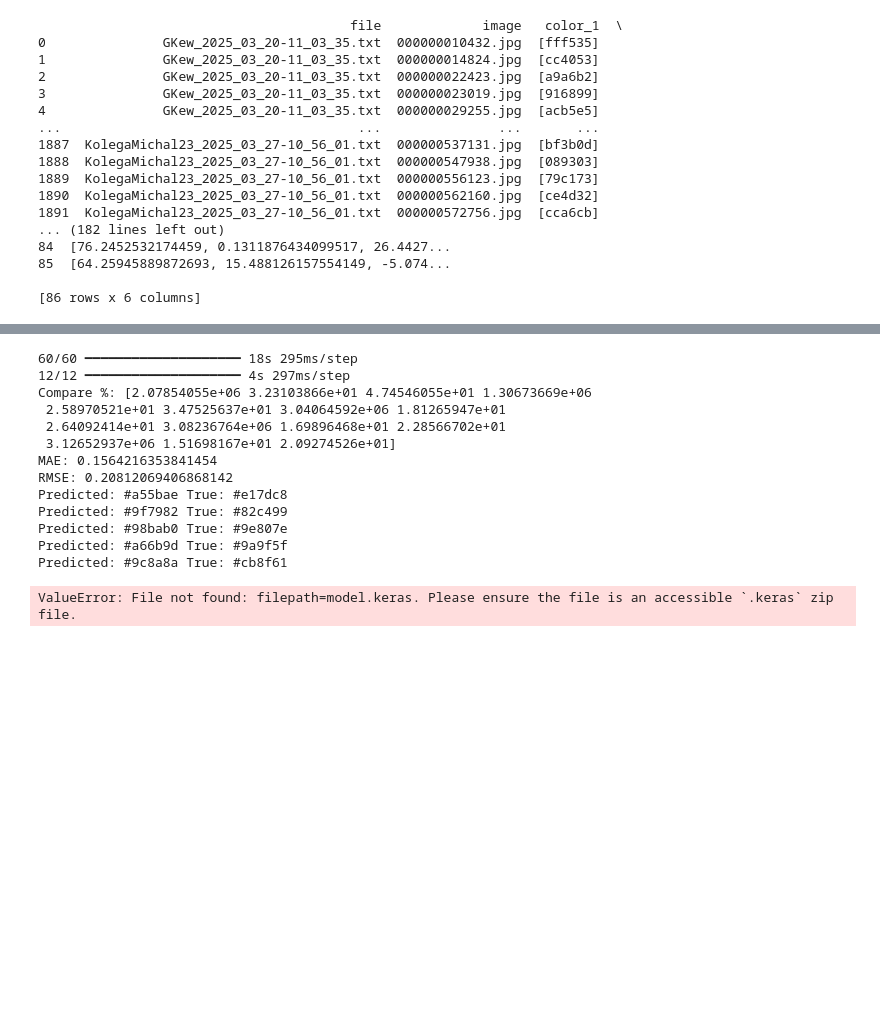
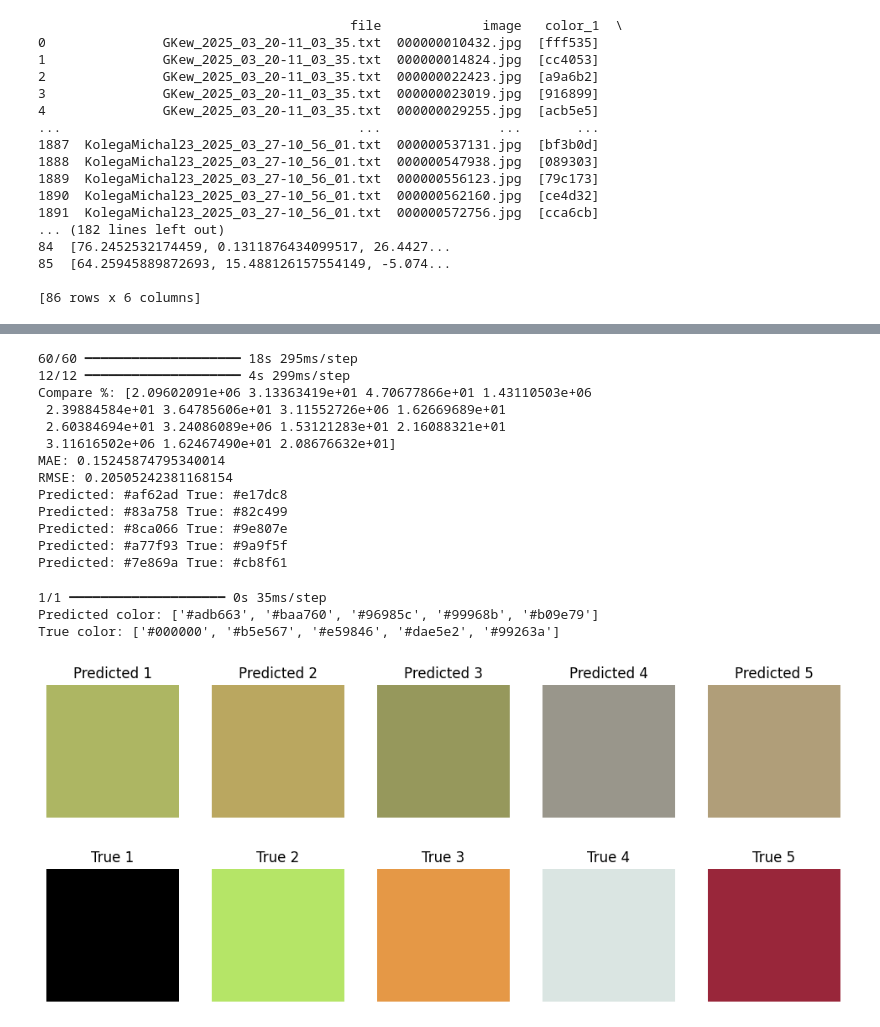
Before and after one commit to MateuszDrabik11/biai, a Jupyter notebook: training.ipynb, the cells around one changed output, grey strips where cells are left out. Drawn from its saved outputs; the diff is of its cells as text; code cells hidden in the pictures; blank space fills up the shorter version.

```diff
--- a/training.ipynb
+++ b/training.ipynb
@@ -252,10 +252,10 @@ model = models.Sequential([
     layers.Conv2D(64 * input_colors, (3, 3), activation='relu'),
     layers.MaxPooling2D(2, 2),
 
-    layers.Conv2D(128 * input_colors, (3, 3), activation='relu'),
+    layers.Conv2D(64 * input_colors, (3, 3), activation='relu'),
     layers.MaxPooling2D(2, 2),
 
-    layers.Conv2D(256 * input_colors, (3, 3), activation='relu'),
+    layers.Conv2D(128 * input_colors, (3, 3), activation='relu'),
     layers.Flatten(),
     layers.Dropout(0.5),
     layers.Dense(3 * input_colors, activation='sigmoid')
@@ -264,5 +264,5 @@ model = models.Sequential([
 #!
 
 model.compile(optimizer=tf.keras.optimizers.Adam(amsgrad=True, learning_rate=1e-3), loss='mse')
-model.fit(train_dataset, epochs=5, validation_data=val_dataset)
+model.fit(train_dataset, epochs=10, validation_data=val_dataset)
 # %% [output]
@@ -297,55 +297,59 @@ for i in range(5):
 # --- PREDICTION VISUALIZATION ---
 # %% [output]
 60/60 ━━━━━━━━━━━━━━━━━━━━ 18s 295ms/step
-12/12 ━━━━━━━━━━━━━━━━━━━━ 4s 297ms/step
-Compare %: [2.07854055e+06 3.23103866e+01 4.74546055e+01 1.30673669e+06
- 2.58970521e+01 3.47525637e+01 3.04064592e+06 1.81265947e+01
- 2.64092414e+01 3.08236764e+06 1.69896468e+01 2.28566702e+01
- 3.12652937e+06 1.51698167e+01 2.09274526e+01]
-MAE: 0.1564216353841454
-RMSE: 0.20812069406868142
-Predicted: #a55bae True: #e17dc8
-Predicted: #9f7982 True: #82c499
-Predicted: #98bab0 True: #9e807e
-Predicted: #a66b9d True: #9a9f5f
-Predicted: #9c8a8a True: #cb8f61
+12/12 ━━━━━━━━━━━━━━━━━━━━ 4s 299ms/step
+Compare %: [2.09602091e+06 3.13363419e+01 4.70677866e+01 1.43110503e+06
+ 2.39884584e+01 3.64785606e+01 3.11552726e+06 1.62669689e+01
+ 2.60384694e+01 3.24086089e+06 1.53121283e+01 2.16088321e+01
+ 3.11616502e+06 1.62467490e+01 2.08676632e+01]
+MAE: 0.15245874795340014
+RMSE: 0.20505242381168154
+Predicted: #af62ad True: #e17dc8
+Predicted: #83a758 True: #82c499
+Predicted: #8ca066 True: #9e807e
+Predicted: #a77f93 True: #9a9f5f
+Predicted: #7e869a True: #cb8f61
 # %%
 # Predict on new image
 
-model = keras.saving.load_model("model.keras")
+#model = keras.saving.load_model("model.keras")
 def show_colors(hex_list, titles=None):
     fig, ax = plt.subplots(1, len(hex_list), figsize=(len(hex_list) * 2, 2))
     if len(hex_list) == 1:
         ax = [ax]
     for i, hex_color in enumerate(hex_list):
         rgb = np.array([[hex_to_rgb_tuple(hex_color)]])
         ax[i].imshow(rgb)
         ax[i].axis("off")
         if titles:
             ax[i].set_title(titles[i])
     plt.tight_layout()
     plt.show()
 file = "000000348684.jpg"
 image_path = f"Data/PhotosColorPicker/{file}"
 image = load_img(image_path, target_size=(64, 64))
 img_array = img_to_array(image) / 255.0
 lab_image = convert_lab(img_array)
 lab_normed = lab_normalize(lab_image)
 input_arr = np.expand_dims(lab_normed, axis=0)
 prediction = model.predict(input_arr).reshape(input_colors,3)
 lab_pred = [lab_unnorm(i) for i in prediction]
 rgb_pred = [lab_to_rgb(i) for i in lab_pred]
 pred_hex = [rgb_to_hex(i) for i in rgb_pred]
 
 true_rgb = [lab_to_rgb(i) for i in df[df['image'] == file]["lab"].values[0]]
 true_hex = [rgb_to_hex(i) for i in true_rgb]
 print("Predicted color:", pred_hex)
 print("True color:", true_hex)
 titles = [f"Predicted {i+1}" for i in range(len(pred_hex))]
 show_colors(pred_hex, titles)
 titles = [f"True {i+1}" for i in range(len(true_hex))]
 show_colors(true_hex, titles)
 # %% [output]
-ValueError: File not found: filepath=model.keras. Please ensure the file is an accessible `.keras` zip file.
+1/1 ━━━━━━━━━━━━━━━━━━━━ 0s 35ms/step
+Predicted color: ['#adb663', '#baa760', '#96985c', '#99968b', '#b09e79']
+True color: ['#000000', '#b5e567', '#e59846', '#dae5e2', '#99263a']
+[figure, added]
+[figure, added]
 # %%
 model.save("model.keras")
```
Also changed, not shown: parts of 1 cell of this notebook.
